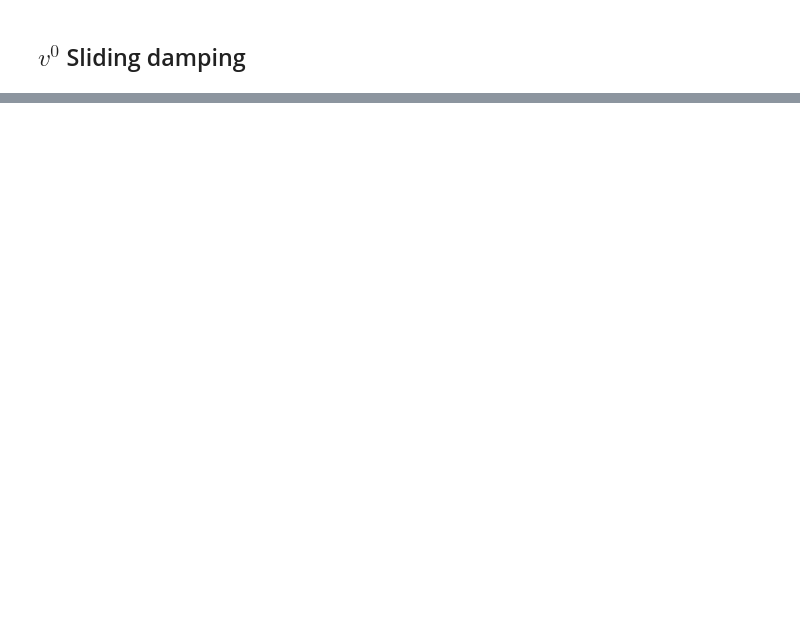
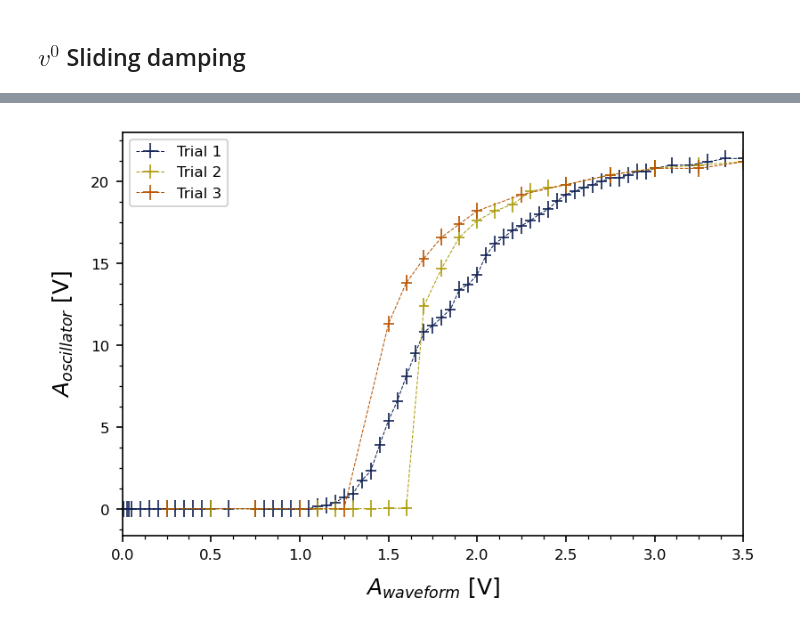
Before and after one commit to parallax-xallaraq/PHSX616, a Jupyter notebook: Lab3 - Torsional Oscillator/Code/Basic.ipynb, the cells around one changed output, grey strips where cells are left out. Drawn from its saved outputs; the diff is of its cells as text; code cells hidden in the pictures; blank space fills up the shorter version.

```diff
--- a/Lab3 - Torsional Oscillator/Code/Basic.ipynb
+++ b/Lab3 - Torsional Oscillator/Code/Basic.ipynb
@@ -146,0 +147,21 @@ PlotXmanyY(
+# %%
+PlotXmanyY(
+    x = [tables['V0 Ain-Aout t1']['input Amp. [V]'],
+         tables['V0 Ain-Aout t2']['input Amp. [V]'],
+         tables['V0 Ain-Aout t4']['input Amp. [V]']],
+    y  = [tables['V0 Ain-Aout t1']['Output Amp. [V]'],
+          tables['V0 Ain-Aout t2']['Output Amp. [V]'],
+          tables['V0 Ain-Aout t4']['Output Amp. [V]']],
+    yleg = ['Trial 1', 'Trial 2', 'Trial 3',],
+    c =[colors[0],colors[2],colors[3]],
+    xerr = 0.03,    # error on x axis
+    yerr = 0.5,    # error on y axis
+    xlim = (0,3.5),
+    # ylim=(0,21),
+    xlab = '$A_{waveform}$ [V]', # label on x axis
+    ylab = '$A_{oscillator}$ [V]', # label on y axis
+    linestyle = '--',   # style of xy curve line
+    fileName = path_fig+'v1_AinAout_cleaner.png'  # filename to save the figure as
+)
+# %% [output]
+[figure, added]
```
Also changed, not shown: parts of 4 cells of this notebook, 7 other files.
